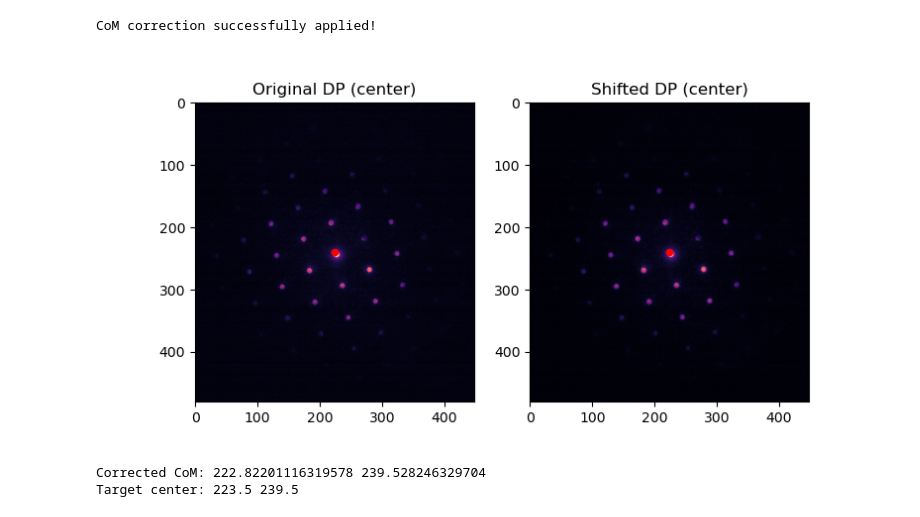
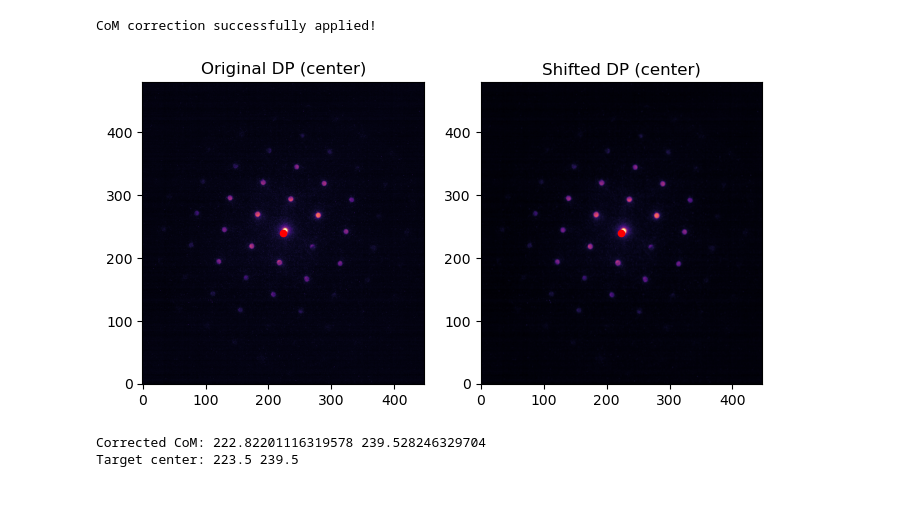
Before and after one commit to eliseetrheim/MSE465_EliseEtrheim, a Jupyter notebook: assignments/assignment 02/assignment_02_setup.ipynb, the cells around one changed output. Drawn from its saved outputs; the diff is of its cells as text; code cells hidden in the pictures.

```diff
--- a/assignments/assignment 02/assignment_02_setup.ipynb
+++ b/assignments/assignment 02/assignment_02_setup.ipynb
@@ -304,18 +304,18 @@ CoM correction successfully applied!
 # %%
 # Visualize diffraction pattern before & after CoM correction
 plt.figure(figsize=(8,4))
 plt.subplot(1,2,1)
-plt.imshow(np.log(dataset.data[Ry//2, Rx//2]), cmap="magma")
+plt.imshow(np.log(dataset.data[Ry//2, Rx//2]), cmap="magma", origin="lower")
 plt.scatter(223.5, 239.5, color='red',zorder=10, s=20, label='CoM')
 plt.title("Original DP (center)")
 
 plt.subplot(1,2,2)
-plt.imshow(np.log(corrected_data[Ry//2, Rx//2]), cmap="magma")
+plt.imshow(np.log(corrected_data[Ry//2, Rx//2]), cmap="magma", origin="lower")
 plt.scatter(223.5, 239.5, color='red',zorder=10, s=20, label='CoM')
 plt.title("Shifted DP (center)")
 plt.show()
 # %% [output]
-[figure, old version]
+[figure, new version]
 # %%
 # Numerical verification of corrected data
 dp_corr = corrected_data[iy, ix]
```
Also changed, not shown: parts of 9 cells of this notebook, 2 other files.
